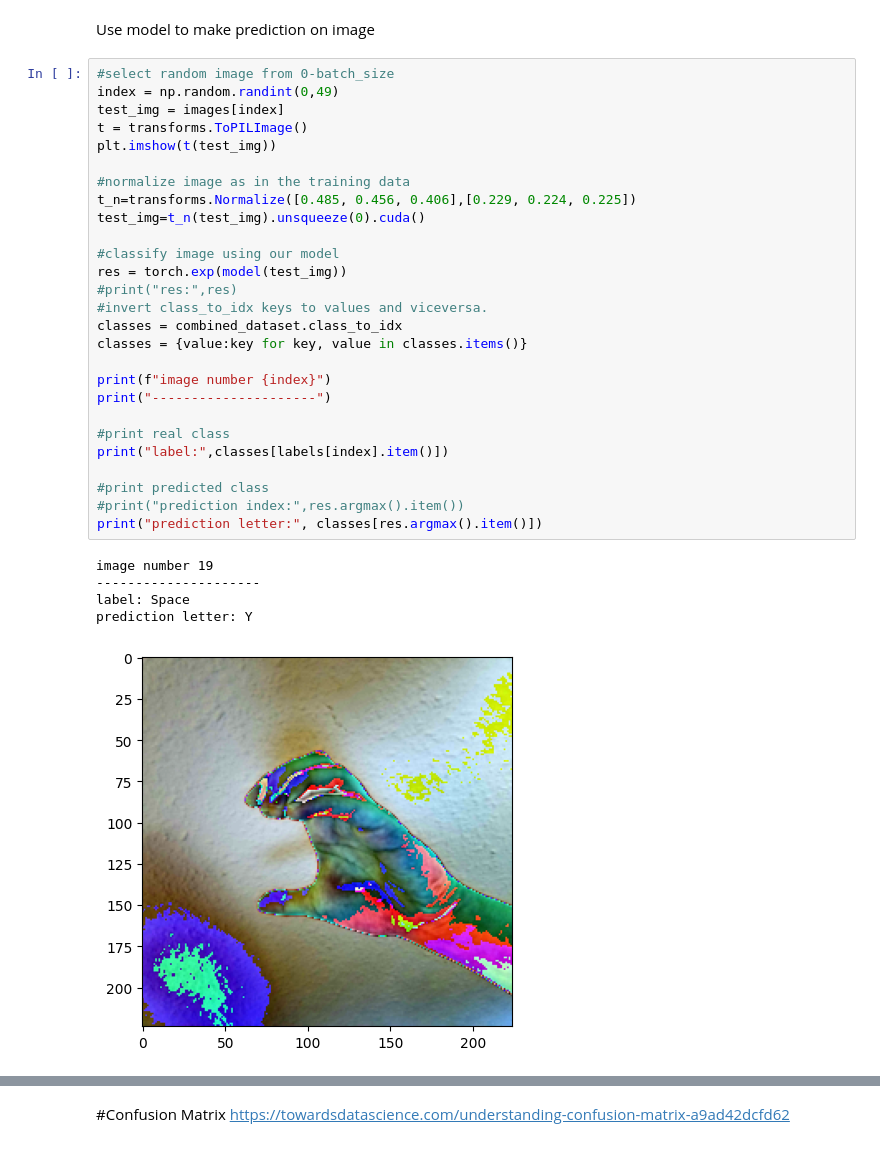
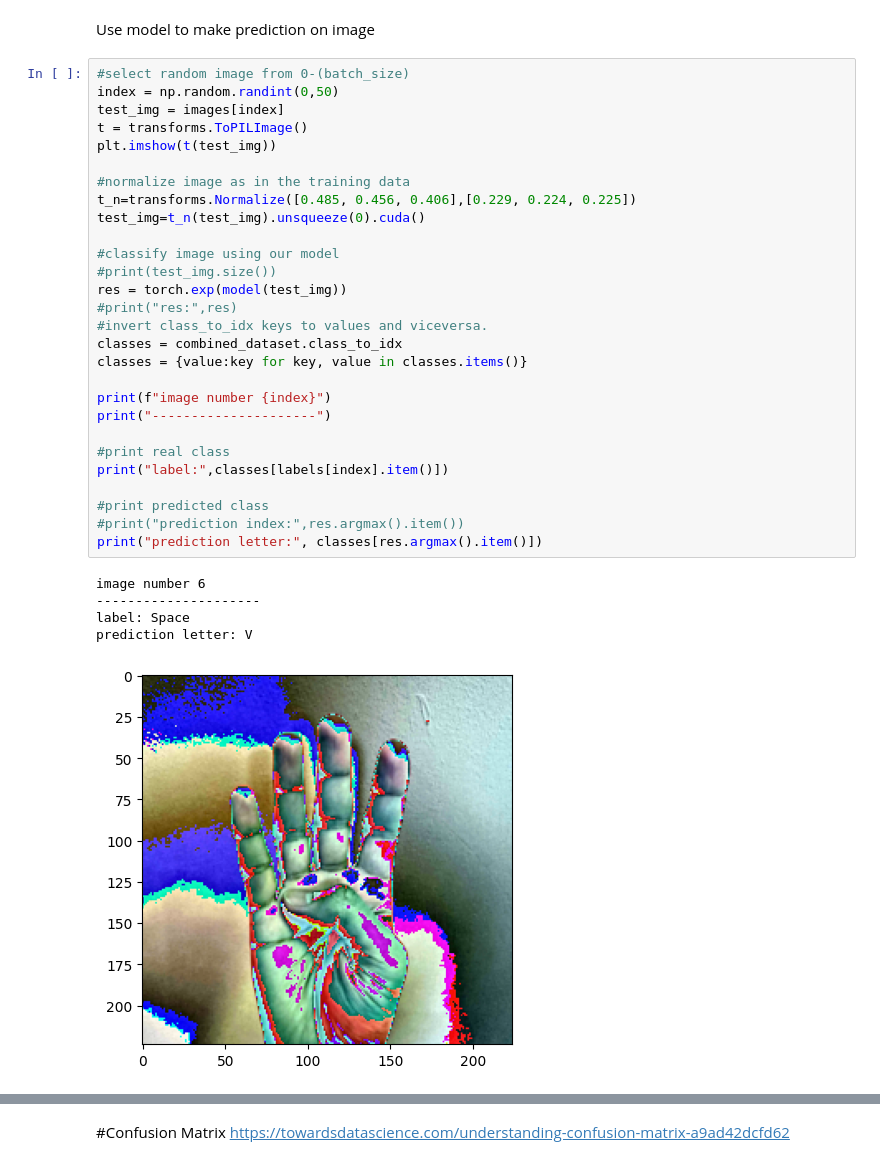
Before and after one commit to lizjwh/groupIAI_5take2, a Jupyter notebook: 3 Testing on Original Model/ConfusionMatrix.ipynb, the cells around one changed output, grey strips where cells are left out. Cells and saved outputs as stored; diff of their text form.

```diff
--- a/3 Testing on Original Model/ConfusionMatrix.ipynb
+++ b/3 Testing on Original Model/ConfusionMatrix.ipynb
@@ -206,35 +206,36 @@ tensor([14, 10,  3, 12,  7, 25, 11, 18, 10,  0, 19, 19, 12, 23, 22,  0,  0, 18,
 # %% [markdown]
 Use model to make prediction on image
 # %%
-#select random image from 0-batch_size
-index = np.random.randint(0,49)
+#select random image from 0-(batch_size)
+index = np.random.randint(0,50)
 test_img = images[index]
 t = transforms.ToPILImage()
 plt.imshow(t(test_img))
 
 #normalize image as in the training data
 t_n=transforms.Normalize([0.485, 0.456, 0.406],[0.229, 0.224, 0.225])
 test_img=t_n(test_img).unsqueeze(0).cuda()
 
 #classify image using our model
+#print(test_img.size())
 res = torch.exp(model(test_img))
 #print("res:",res)
 #invert class_to_idx keys to values and viceversa.
 classes = combined_dataset.class_to_idx
 classes = {value:key for key, value in classes.items()}
 
 print(f"image number {index}")
 print("---------------------")
 
 #print real class
 print("label:",classes[labels[index].item()])
 
 #print predicted class
 #print("prediction index:",res.argmax().item())
 print("prediction letter:", classes[res.argmax().item()])
 # %% [output]
-image number 19
+image number 6
 ---------------------
 label: Space
-prediction letter: Y
+prediction letter: V
-[figure, old version]
+[figure, new version]
```
Also changed, not shown: parts of 6 cells of this notebook.
